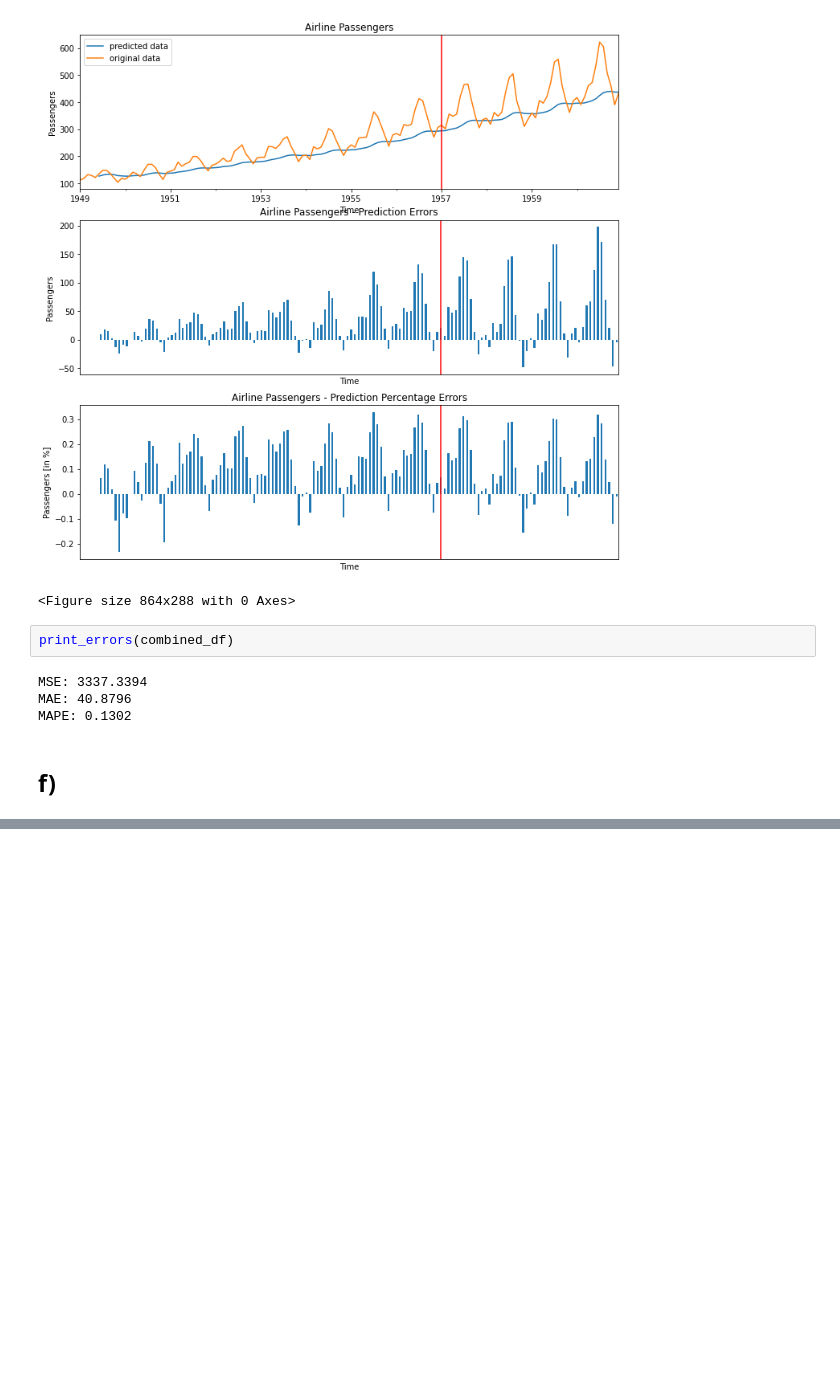
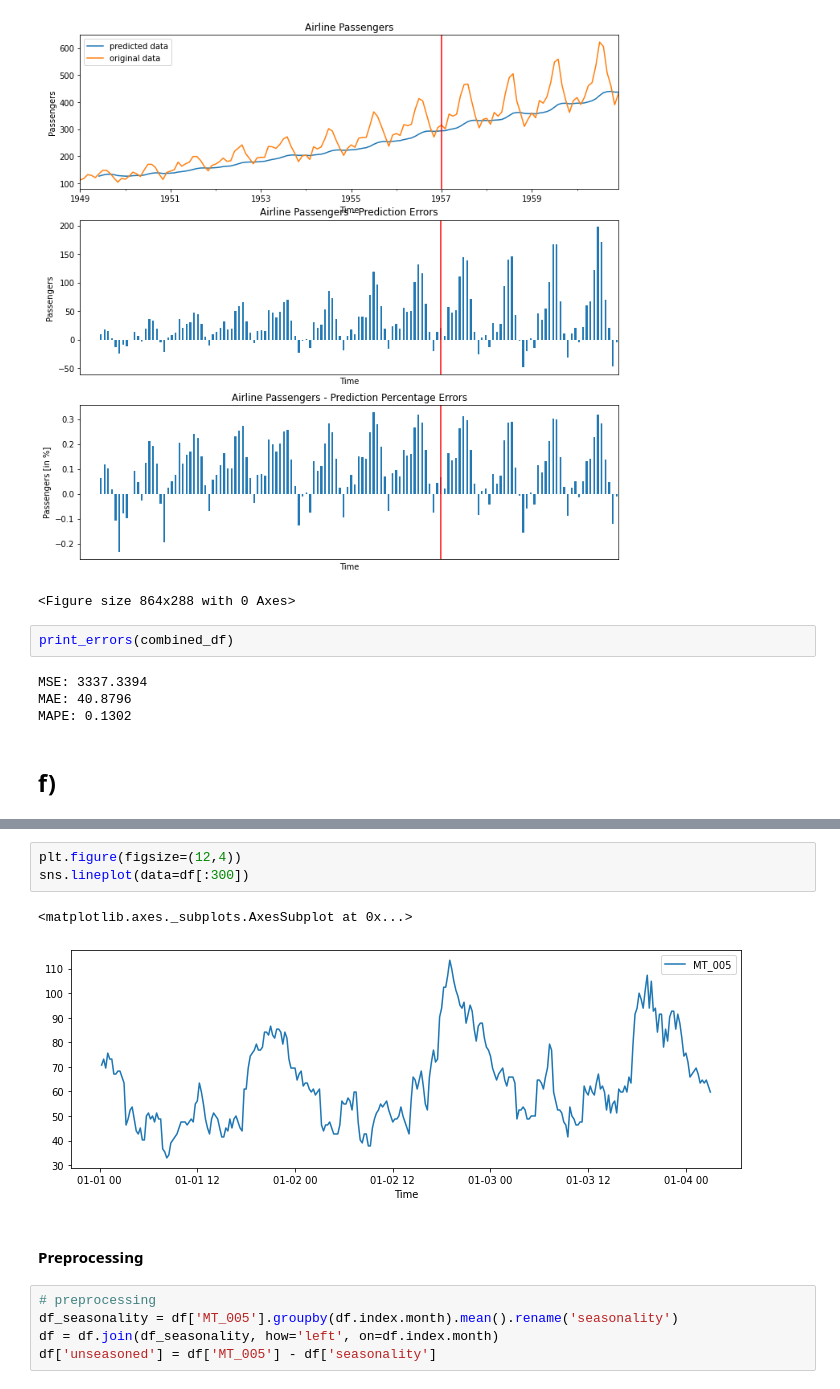
Before and after one commit to AdrianUrbanski/ADM, a Jupyter notebook: lista1.ipynb, the cells around one changed output, grey strips where cells are left out. Saved outputs shown, nothing was run; the diff lists cells and outputs as text; blank space fills up the shorter version.

```diff
--- a/lista1.ipynb
+++ b/lista1.ipynb
@@ -825,0 +808,13 @@ See the caveats in the documentation: https://pandas.pydata.org/pandas-docs/stab
+# %%
+plt.figure(figsize=(12,4))
+sns.lineplot(data=df[:300])
+# %% [output]
+<matplotlib.axes._subplots.AxesSubplot at 0x...>
+[figure, added]
+# %% [markdown]
+#### Preprocessing
+# %%
+# preprocessing
+df_seasonality = df['MT_005'].groupby(df.index.month).mean().rename('seasonality')
+df = df.join(df_seasonality, how='left', on=df.index.month)
+df['unseasoned'] = df['MT_005'] - df['seasonality']
```
Also changed, not shown: parts of 26 cells of this notebook.
